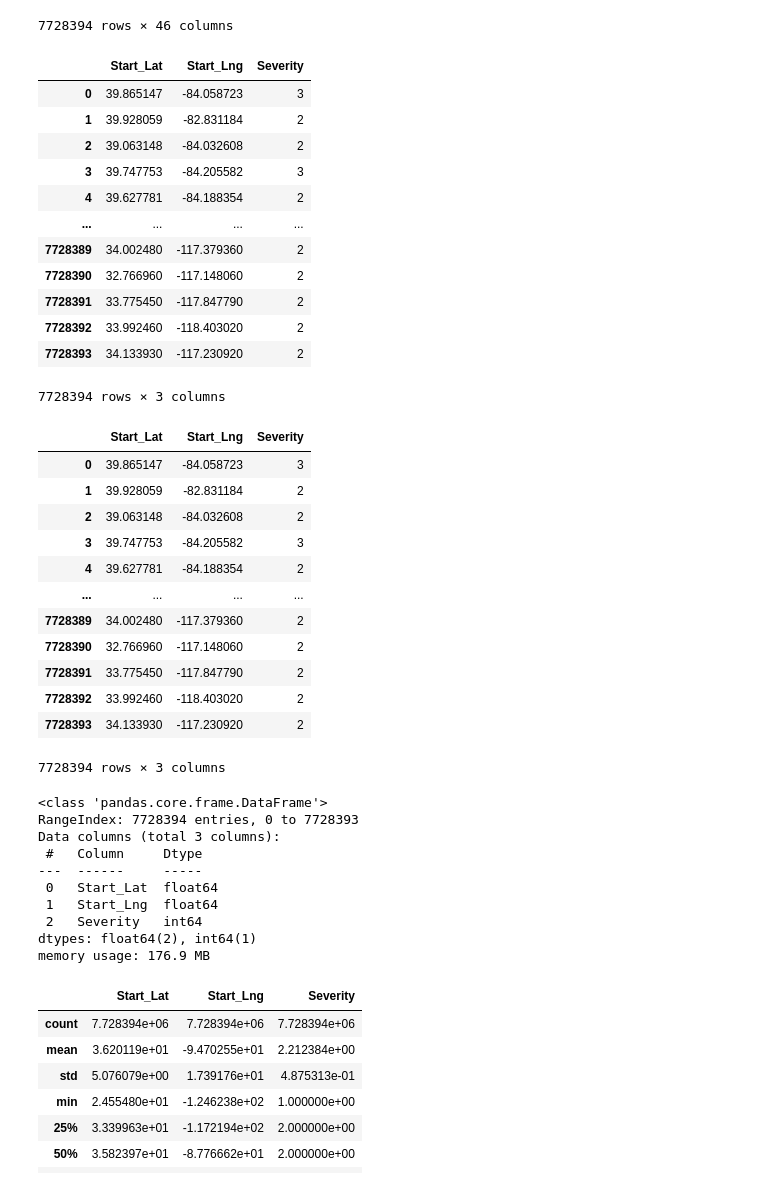
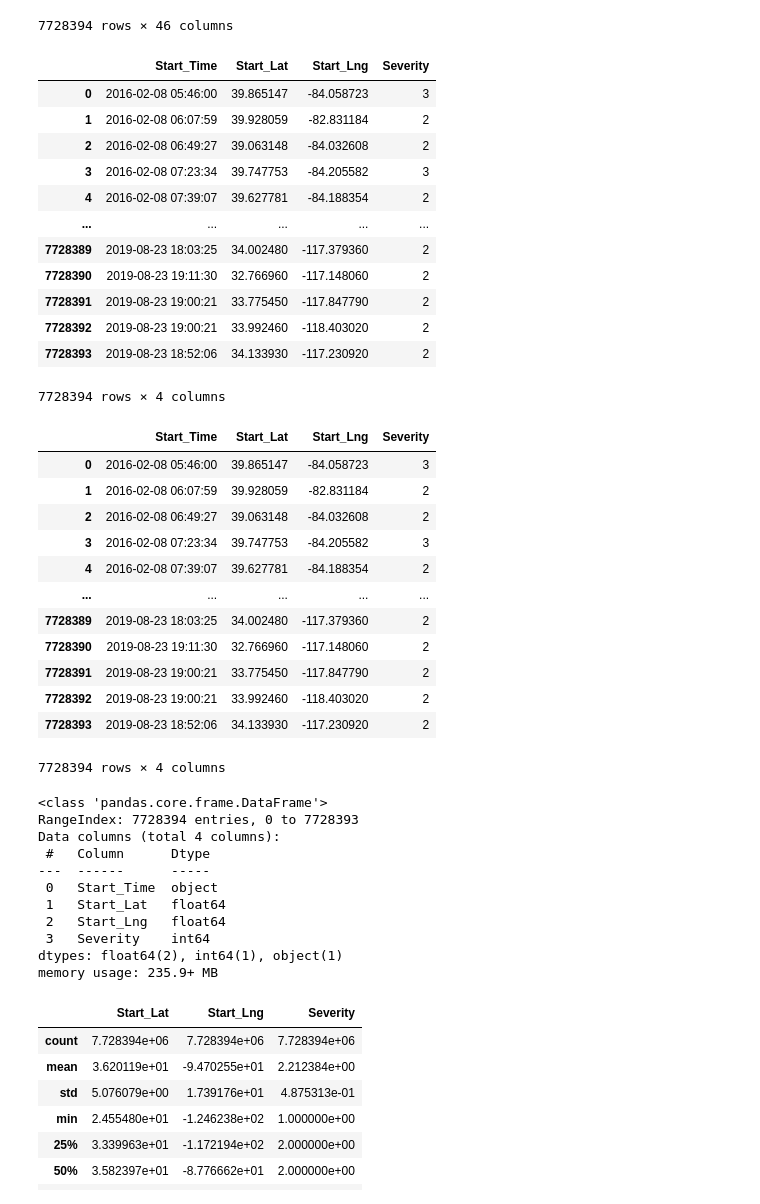
Before and after one commit to Arcturus816/Impact-of-Built-Environment, a Jupyter notebook: code/data-processing-1.ipynb, the cells around one changed output. Drawn from its saved outputs; the diff is of its cells as text; code cells hidden in the pictures.

```diff
--- a/code/data-processing-1.ipynb
+++ b/code/data-processing-1.ipynb
@@ -110,53 +110,54 @@ df_kaggle_trimmed
 7728394 rows × 46 columns
 # %%
 # Only keep necessary columns
-df_kaggle_trimmed = df_kaggle_trimmed[["Start_Lat", "Start_Lng", "Severity"]]
+df_kaggle_trimmed = df_kaggle_trimmed[["Start_Time", "Start_Lat", "Start_Lng", "Severity"]]
 df_kaggle_trimmed
 # %% [output]
-|  | Start_Lat | Start_Lng | Severity |
-| 0 | 39.865147 | -84.058723 | 3 |
-| 1 | 39.928059 | -82.831184 | 2 |
-| 2 | 39.063148 | -84.032608 | 2 |
-| 3 | 39.747753 | -84.205582 | 3 |
-| 4 | 39.627781 | -84.188354 | 2 |
-| ... | ... | ... | ... |
-| 7728389 | 34.002480 | -117.379360 | 2 |
-| 7728390 | 32.766960 | -117.148060 | 2 |
-| 7728391 | 33.775450 | -117.847790 | 2 |
-| 7728392 | 33.992460 | -118.403020 | 2 |
-| 7728393 | 34.133930 | -117.230920 | 2 |
+|  | Start_Time | Start_Lat | Start_Lng | Severity |
+| 0 | 2016-02-08 05:46:00 | 39.865147 | -84.058723 | 3 |
+| 1 | 2016-02-08 06:07:59 | 39.928059 | -82.831184 | 2 |
+| 2 | 2016-02-08 06:49:27 | 39.063148 | -84.032608 | 2 |
+| 3 | 2016-02-08 07:23:34 | 39.747753 | -84.205582 | 3 |
+| 4 | 2016-02-08 07:39:07 | 39.627781 | -84.188354 | 2 |
+| ... | ... | ... | ... | ... |
+| 7728389 | 2019-08-23 18:03:25 | 34.002480 | -117.379360 | 2 |
+| 7728390 | 2019-08-23 19:11:30 | 32.766960 | -117.148060 | 2 |
+| 7728391 | 2019-08-23 19:00:21 | 33.775450 | -117.847790 | 2 |
+| 7728392 | 2019-08-23 19:00:21 | 33.992460 | -118.403020 | 2 |
+| 7728393 | 2019-08-23 18:52:06 | 34.133930 | -117.230920 | 2 |
-7728394 rows × 3 columns
+7728394 rows × 4 columns
 # %%
 # Delete rows with null values
 df_kaggle_trimmed = df_kaggle_trimmed.dropna()
 df_kaggle_trimmed
 # %% [output]
-|  | Start_Lat | Start_Lng | Severity |
-| 0 | 39.865147 | -84.058723 | 3 |
-| 1 | 39.928059 | -82.831184 | 2 |
-| 2 | 39.063148 | -84.032608 | 2 |
-| 3 | 39.747753 | -84.205582 | 3 |
-| 4 | 39.627781 | -84.188354 | 2 |
-| ... | ... | ... | ... |
-| 7728389 | 34.002480 | -117.379360 | 2 |
-| 7728390 | 32.766960 | -117.148060 | 2 |
-| 7728391 | 33.775450 | -117.847790 | 2 |
-| 7728392 | 33.992460 | -118.403020 | 2 |
-| 7728393 | 34.133930 | -117.230920 | 2 |
+|  | Start_Time | Start_Lat | Start_Lng | Severity |
+| 0 | 2016-02-08 05:46:00 | 39.865147 | -84.058723 | 3 |
+| 1 | 2016-02-08 06:07:59 | 39.928059 | -82.831184 | 2 |
+| 2 | 2016-02-08 06:49:27 | 39.063148 | -84.032608 | 2 |
+| 3 | 2016-02-08 07:23:34 | 39.747753 | -84.205582 | 3 |
+| 4 | 2016-02-08 07:39:07 | 39.627781 | -84.188354 | 2 |
+| ... | ... | ... | ... | ... |
+| 7728389 | 2019-08-23 18:03:25 | 34.002480 | -117.379360 | 2 |
+| 7728390 | 2019-08-23 19:11:30 | 32.766960 | -117.148060 | 2 |
+| 7728391 | 2019-08-23 19:00:21 | 33.775450 | -117.847790 | 2 |
+| 7728392 | 2019-08-23 19:00:21 | 33.992460 | -118.403020 | 2 |
+| 7728393 | 2019-08-23 18:52:06 | 34.133930 | -117.230920 | 2 |
-7728394 rows × 3 columns
+7728394 rows × 4 columns
 # %%
 df_kaggle_trimmed.info()
 # %% [output]
 <class 'pandas.core.frame.DataFrame'>
 RangeIndex: 7728394 entries, 0 to 7728393
-Data columns (total 3 columns):
- #   Column     Dtype
----  ------     -----
- 0   Start_Lat  float64
- 1   Start_Lng  float64
- 2   Severity   int64
-dtypes: float64(2), int64(1)
-memory usage: 176.9 MB
+Data columns (total 4 columns):
+ #   Column      Dtype
+---  ------      -----
+ 0   Start_Time  object
+ 1   Start_Lat   float64
+ 2   Start_Lng   float64
+ 3   Severity    int64
+dtypes: float64(2), int64(1), object(1)
+memory usage: 235.9+ MB
 # %%
 df_kaggle_trimmed.describe()
 # %% [output]
```
Also changed, not shown: parts of 44 cells of this notebook.
